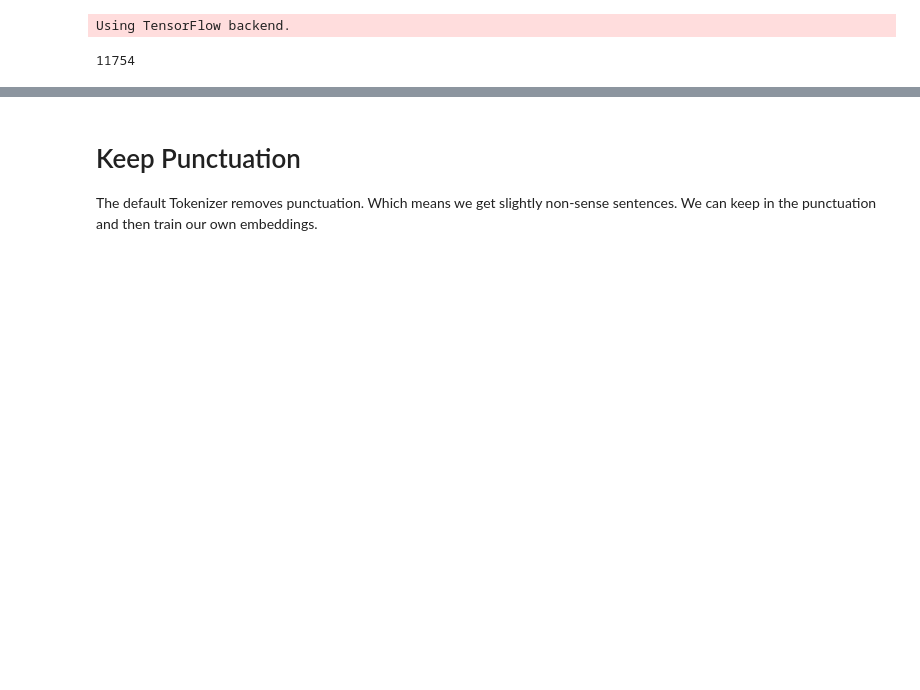
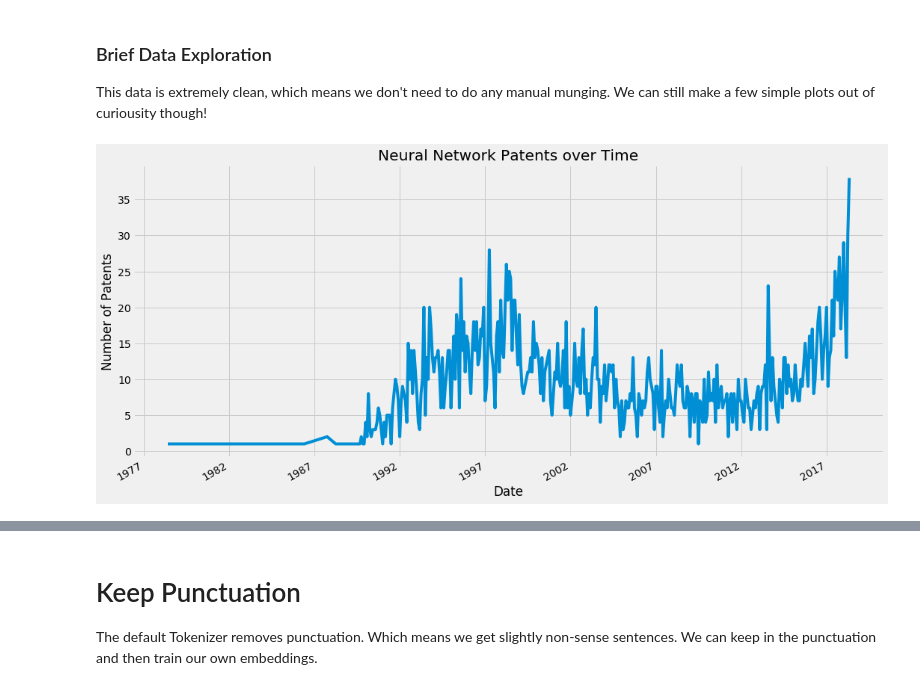
Before and after one commit to WillKoehrsen/recurrent-neural-networks, a Jupyter notebook: notebooks/Writing Patents Revised.ipynb, the cells around one changed output, grey strips where cells are left out. Cells and saved outputs as stored; diff of their text form; code cells hidden in the pictures; blank space fills up the shorter version.

```diff
--- a/notebooks/Writing Patents Revised.ipynb
+++ b/notebooks/Writing Patents Revised.ipynb
@@ -6,8 +32,13 @@ InteractiveShell.ast_node_interactivity = 'all'
 import pandas as pd
 import numpy as np
 
-data = pd.read_csv('../data/neural_network_patent_query.csv')
+# Read in data
+data = pd.read_csv('../data/neural_network_patent_query.csv', parse_dates = ['patent_date'])
+
+# Extract abstracts
 original_abstracts = list(data['patent_abstract'])
 len(original_abstracts)
+
+data.head()
 # %% [output]
 3522
@@ -14,13 +51,20 @@ len(original_abstracts)
-# %%
-from keras.preprocessing.text import Tokenizer
-
-tokenizer = Tokenizer(lower = True)
-tokenizer.fit_on_texts(original_abstracts)
-
-word_idx = tokenizer.word_index
-idx_word = tokenizer.index_word
-
-len(word_idx)
-# %% [output]
-Using TensorFlow backend.
-11754
+# %% [markdown]
+### Brief Data Exploration
+
+This data is extremely clean, which means we don't need to do any manual munging. We can still make a few simple plots out of curiousity though!
+# %%
+import matplotlib.pyplot as plt
+%matplotlib inline
+
+plt.style.use('fivethirtyeight')
+
+data['year-month'] = [pd.datetime(year, month, 1) for year, month in zip(data['patent_date'].dt.year,
+                                                               data['patent_date'].dt.month)]
+
+monthly = data.groupby('year-month')['patent_number'].count().reset_index()
+
+monthly.set_index('year-month')['patent_number'].plot(figsize = (16, 8))
+plt.ylabel('Number of Patents'); plt.xlabel('Date');
+plt.title('Neural Network Patents over Time');
+# %% [output]
+[figure, added]
```
Also changed, not shown: parts of 65 cells of this notebook, 4 other files.
